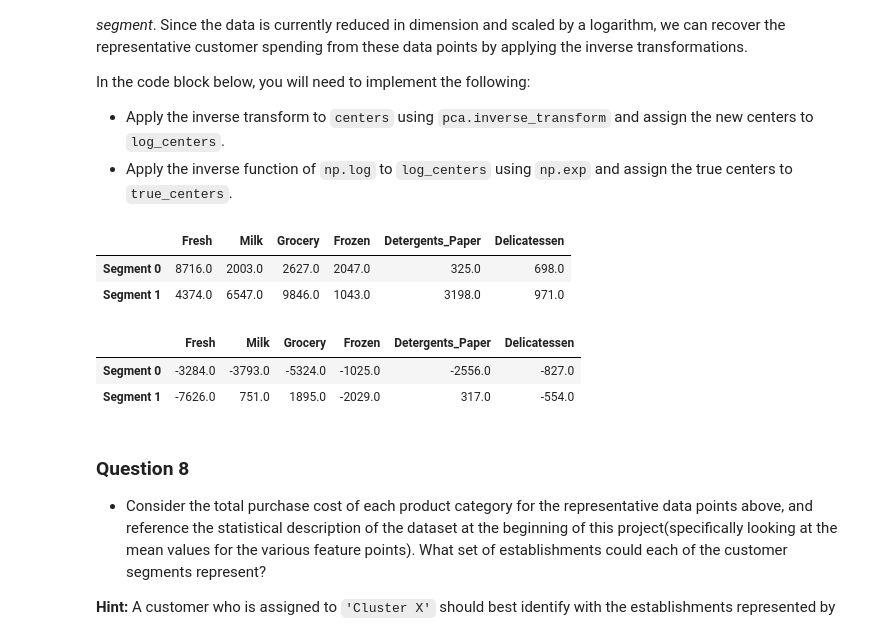
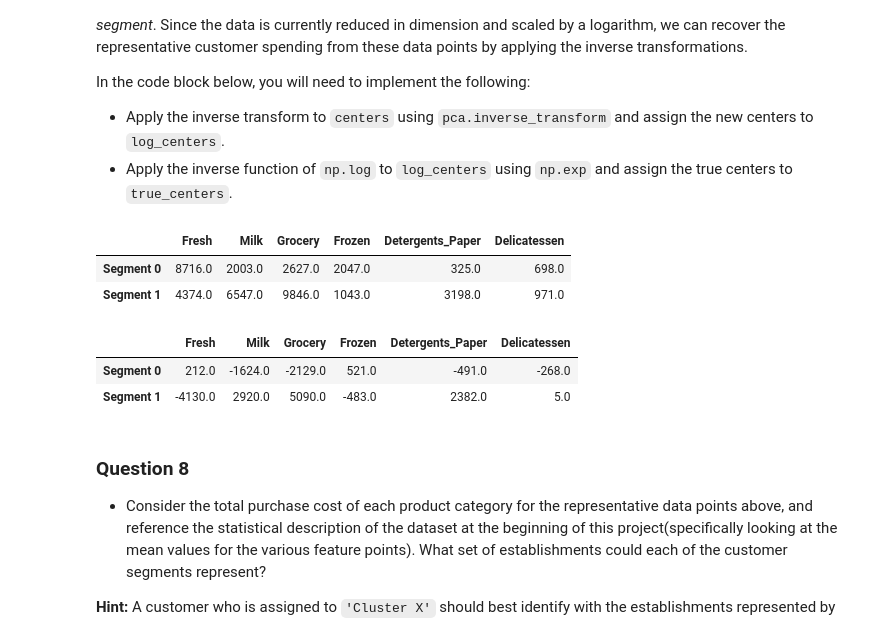
Before and after one commit to George3000/customer_segmentation, a Jupyter notebook: customer_segments.ipynb, the cells around one changed output. Cells and saved outputs as stored; diff of their text form; code cells hidden in the pictures.

```diff
--- a/customer_segments.ipynb
+++ b/customer_segments.ipynb
@@ -129,15 +139,22 @@ from sklearn.model_selection import train_test_split
 # test all six product categories to get a better sense of the data
 # create loop to cycle to all features one at a time and calculate R_square(score)
 for feature in data.keys():
-    y = data[feature]
-    X = data.drop([feature], axis = 1)
-    # TODO: Split the data into training and testing sets(0.25) using the given feature as the target
-    # Set a random state.
-    X_train, X_test, y_train, y_test =  train_test_split(X , y, test_size=0.25, random_state=3)
-    # TODO: Create a decision tree regressor and fit it to the training set
-    regressor = DecisionTreeRegressor(random_state=3)
-    regressor.fit(X_train,y_train)
-    # TODO: Report the score of the prediction using the testing set
-    score = regressor.score(X_test, y_test)
-    print (str(feature)+ " has a score of " + str(np.round(score, 2)))
+    # replace random_state with a R^2 averaged over 100 iterations
+    score_sum = 0 #reset to 0 after each 100x loop
+    for l in range(100):
+        y = data[feature]
+        X = data.drop([feature], axis = 1)
+        # TODO: Split the data into training and testing sets(0.25) using the given feature as the target
+        # Set a random state.
+        X_train, X_test, y_train, y_test =  train_test_split(X , y, test_size=0.25)
+        # TODO: Create a decision tree regressor and fit it to the training set
+        regressor = DecisionTreeRegressor()
+        regressor.fit(X_train,y_train)
+        # TODO: Report the score of the prediction using the testing set
+        score = regressor.score(X_test, y_test)
+        score_sum +=score
+
+    # calc average
+    r_squared = score_sum/100
+    print (str(feature)+ " has a R^2 score of " + str(np.round(r_squared, 2)))
 # %% [output]
@@ -268,6 +287,9 @@ In the code block below, you will need to implement the following:
 **NOTE:** If you choose to remove any outliers, ensure that the sample data does not contain any of these points!
 Once you have performed this implementation, the dataset will be stored in the variable `good_data`.
 # %%
+from collections import Counter
+outliers_all = []
+
 # For each feature find the data points with extreme high or low values
 for feature in log_data.keys():
 
@@ -288,10 +310,15 @@ for feature in log_data.keys():
     log_data_1=log_data.copy()
     log_data_1['outlier'] = ~((log_data[feature] >= Q1 - step) & (log_data[feature] <= Q3 + step))
 
+    feature_outliers = log_data[~((log_data[feature] >= Q1 - step) & (log_data[feature] <= Q3 + step))]
+    outliers_all.extend(list(feature_outliers.index.values))
+
+# multiple feature outliers
+outliers_mult = [item for item, count in Counter(outliers_all).items() if count > 1]
 
 # OPTIONAL: Select the indices for data points you wish to remove
-outliers  = [65, 66 , 75, 128, 154]
-#outliers  = []
+#outliers  = [65, 66 , 75, 128, 154]
+outliers  = outliers_mult
 
 # Remove the outliers, if any were specified
 good_data = log_data.drop(log_data.index[outliers]).reset_index(drop = True)
@@ -643,23 +696,23 @@ In the code block below, you will need to implement the following:
 # %%
 # TODO: Inverse transform the centers
 log_centers = pca.inverse_transform(centers)
 
 # TODO: Exponentiate the centers
 true_centers = np.exp(log_centers)
 
 # Display the true centers
 segments = ['Segment {}'.format(i) for i in range(0,len(centers))]
 true_centers = pd.DataFrame(np.round(true_centers), columns = data.keys())
 true_centers.index = segments
 display(true_centers)
-display(true_centers - data.mean().round())
+display(true_centers - data.median().round())
 # %% [output]
 |  | Fresh | Milk | Grocery | Frozen | Detergents_Paper | Delicatessen |
 | Segment 0 | 8716.0 | 2003.0 | 2627.0 | 2047.0 | 325.0 | 698.0 |
 | Segment 1 | 4374.0 | 6547.0 | 9846.0 | 1043.0 | 3198.0 | 971.0 |
 |  | Fresh | Milk | Grocery | Frozen | Detergents_Paper | Delicatessen |
-| Segment 0 | -3284.0 | -3793.0 | -5324.0 | -1025.0 | -2556.0 | -827.0 |
-| Segment 1 | -7626.0 | 751.0 | 1895.0 | -2029.0 | 317.0 | -554.0 |
+| Segment 0 | 212.0 | -1624.0 | -2129.0 | 521.0 | -491.0 | -268.0 |
+| Segment 1 | -4130.0 | 2920.0 | 5090.0 | -483.0 | 2382.0 | 5.0 |
 # %% [markdown]
 ### Question 8
 
```
Also changed, not shown: parts of 14 cells of this notebook, 2 other files.
